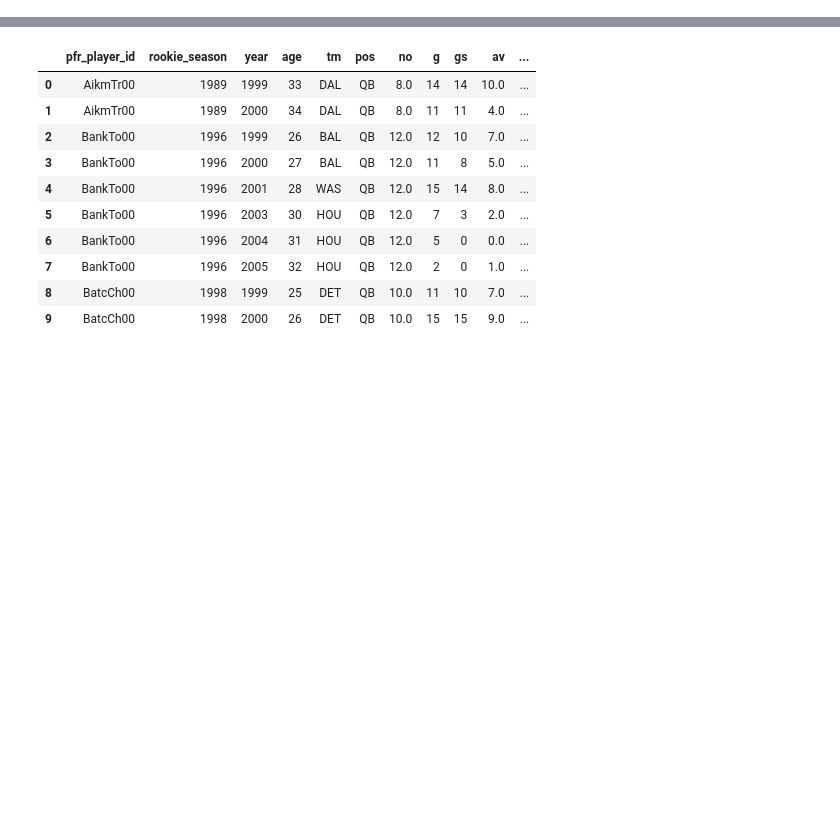
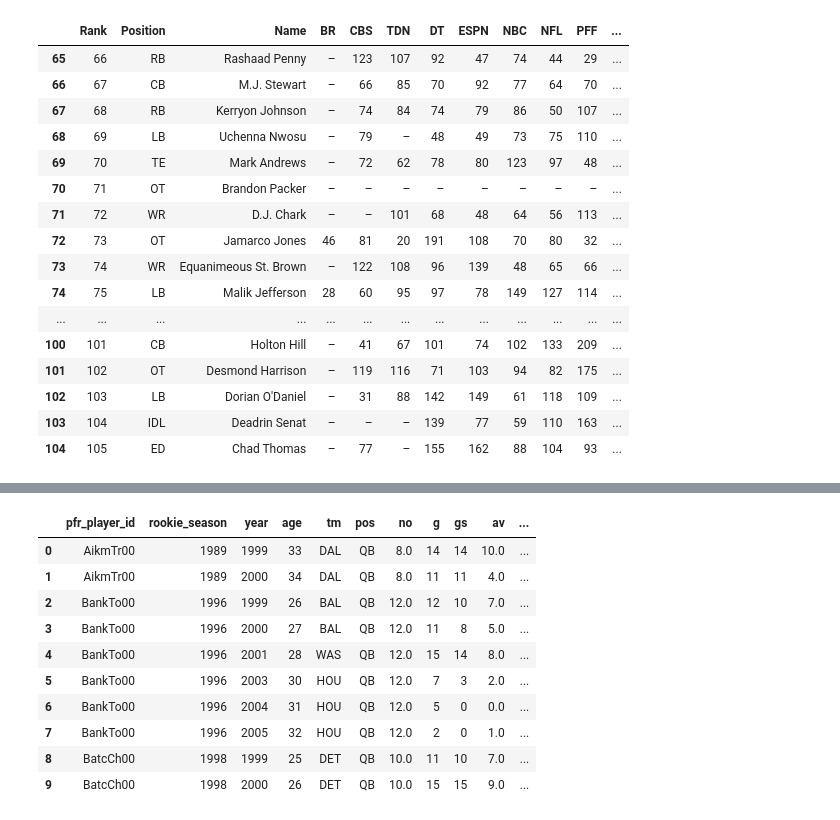
Before and after one commit to rafrisci/tiering_nfl_drafts, a Jupyter notebook: explore_big_board.ipynb, the cells around one changed output, grey strips where cells are left out. Drawn from its saved outputs; the diff is of its cells as text; code cells hidden in the pictures; blank space fills up the shorter version.

```diff
--- a/explore_big_board.ipynb
+++ b/explore_big_board.ipynb
@@ -14,34 +163,62 @@ path = os.getcwd()
 df_2016 = pd.read_csv(os.path.join(path, 'data\\big_boards\\2016_big_board.csv'))
 df_2016 = df_2016.drop('Unnamed: 0', axis=1)
 df_2016 = df_2016.loc[df_2016['Rank'] < 108]
+df_2016['Draft Year'] = 2016
 df_2017 = pd.read_csv(os.path.join(path, 'data\\big_boards\\2017_big_board.csv'))
 df_2017 = df_2017.drop('Unnamed: 0', axis=1)
 df_2017 = df_2017.loc[df_2017['Rank'] < 108]
+df_2017['Draft Year'] = 2017
 df_2018 = pd.read_csv(os.path.join(path, 'data\\big_boards\\2018_big_board.csv'))
 df_2018 = df_2018.drop('Unnamed: 0', axis=1)
 df_2018['Position'] = df_2018['Position'].apply(lambda x: re.sub(' .*', '', x))
 df_2018 = df_2018.loc[df_2018['Rank'] < 108]
+df_2018['Draft Year'] = 2018
 df_2019 = pd.read_csv(os.path.join(path, 'data\\big_boards\\2019_big_board.csv'))
 df_2019 = df_2019.drop('Unnamed: 0', axis=1)
 df_2019['Position'] = df_2019['Position'].apply(lambda x: re.sub(' .*', '', x))
 df_2019 = df_2019.loc[df_2019['Rank'] < 108]
+df_2019['Draft Year'] = 2019
 df_2020 = pd.read_csv(os.path.join(path, 'data\\big_boards\\2020_big_board.csv'))
 df_2020 = df_2020.drop('Unnamed: 0', axis=1)
 df_2020['Position'] = df_2020['Position'].apply(lambda x: re.sub(' .*', '', x))
 df_2020 = df_2020.loc[df_2020['Rank'] < 108]
+df_2020['Draft Year'] = 2020
 df_2021 = pd.read_csv(os.path.join(path, 'data\\big_boards\\2021_big_board.csv'))
 df_2021 = df_2021.drop('Unnamed: 0', axis=1)
 df_2021['Position'] = df_2021['Position'].apply(lambda x: re.sub(' .*', '', x))
 df_2021 = df_2021.loc[df_2021['Rank'] < 108]
+df_2021['Draft Year'] = 2021
 df_2022 = pd.read_csv(os.path.join(path, 'data\\big_boards\\2022_big_board.csv'))
 df_2022 = df_2022.drop('Unnamed: 0', axis=1)
 df_2022['Position'] = df_2022['Position'].apply(lambda x: re.sub(' .*', '', x))
 df_2022 = df_2022.loc[df_2022['Rank'] < 108]
+df_2022['Draft Year'] = 2022
 df_2023 = pd.read_csv(os.path.join(path, 'data\\big_boards\\2023_big_board.csv'))
 df_2023 = df_2023.drop('Unnamed: 0', axis=1)
 df_2023['Position'] = df_2023['Position'].apply(lambda x: re.sub(' .*', '', x))
 df_2023 = df_2023.loc[df_2023['Rank'] < 108]
+df_2023['Draft Year'] = 2023
 #load the draft value charts
 df_otc = pd.read_csv(os.path.join(path, 'data\\trade_value_charts\\fitzgerald-spielberger_trade_value_chart.csv'))
 #load pfr roster data
 df_roster = pd.read_csv(os.path.join(path, 'data\\player_value\\pfr_av_only.csv'))
+# %%
+df_2018.iloc[65:105]
+# %% [output]
+|  | Rank | Position | Name | BR | CBS | TDN | DT | ESPN | NBC | NFL | PFF | ... |
+| 65 | 66 | RB | Rashaad Penny | – | 123 | 107 | 92 | 47 | 74 | 44 | 29 | ... |
+| 66 | 67 | CB | M.J. Stewart | – | 66 | 85 | 70 | 92 | 77 | 64 | 70 | ... |
+| 67 | 68 | RB | Kerryon Johnson | – | 74 | 84 | 74 | 79 | 86 | 50 | 107 | ... |
+| 68 | 69 | LB | Uchenna Nwosu | – | 79 | – | 48 | 49 | 73 | 75 | 110 | ... |
+| 69 | 70 | TE | Mark Andrews | – | 72 | 62 | 78 | 80 | 123 | 97 | 48 | ... |
+| 70 | 71 | OT | Brandon Packer | – | – | – | – | – | – | – | – | ... |
+| 71 | 72 | WR | D.J. Chark | – | – | 101 | 68 | 48 | 64 | 56 | 113 | ... |
+| 72 | 73 | OT | Jamarco Jones | 46 | 81 | 20 | 191 | 108 | 70 | 80 | 32 | ... |
+| 73 | 74 | WR | Equanimeous St. Brown | – | 122 | 108 | 96 | 139 | 48 | 65 | 66 | ... |
+| 74 | 75 | LB | Malik Jefferson | 28 | 60 | 95 | 97 | 78 | 149 | 127 | 114 | ... |
+| ... | ... | ... | ... | ... | ... | ... | ... | ... | ... | ... | ... | ... |
+| 100 | 101 | CB | Holton Hill | – | 41 | 67 | 101 | 74 | 102 | 133 | 209 | ... |
+| 101 | 102 | OT | Desmond Harrison | – | 119 | 116 | 71 | 103 | 94 | 82 | 175 | ... |
+| 102 | 103 | LB | Dorian O'Daniel | – | 31 | 88 | 142 | 149 | 61 | 118 | 109 | ... |
+| 103 | 104 | IDL | Deadrin Senat | – | – | – | 139 | 77 | 59 | 110 | 163 | ... |
+| 104 | 105 | ED | Chad Thomas | – | 77 | – | 155 | 162 | 88 | 104 | 93 | ... |
```
Also changed, not shown: parts of 16 cells of this notebook.
